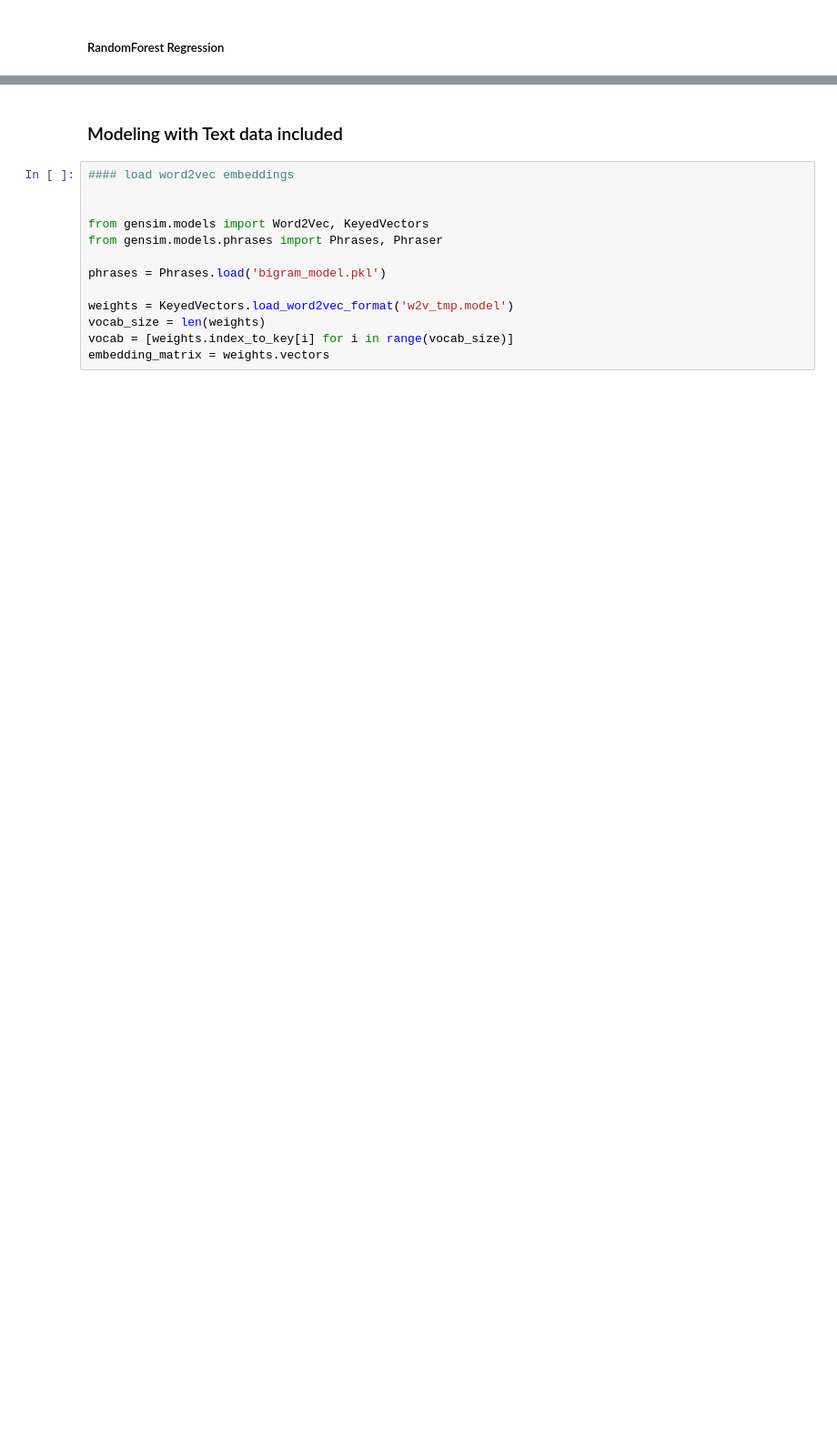
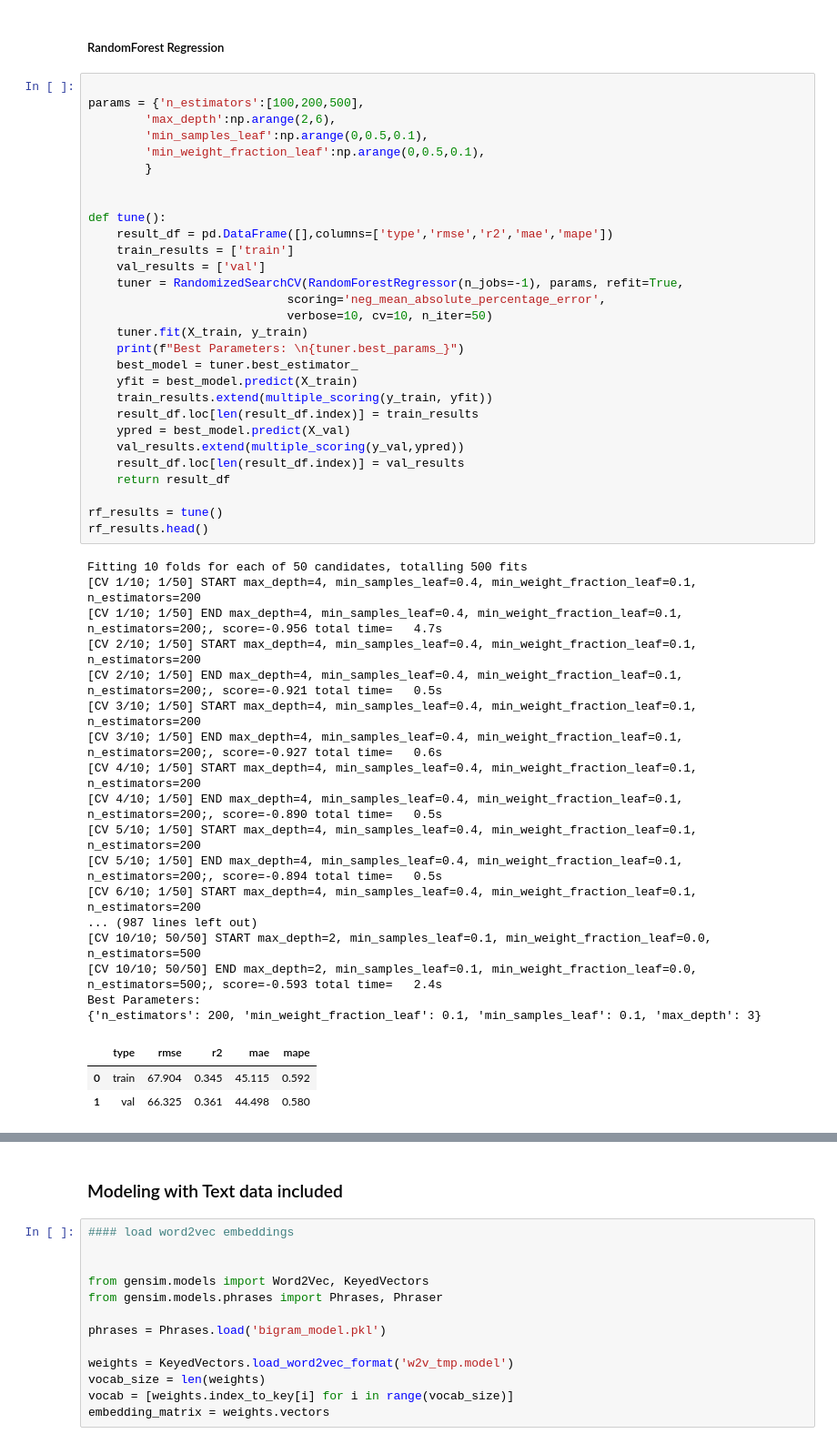
Before and after one commit to mathguy-r/adams-sose22, a Jupyter notebook: training.ipynb, the cells around one changed output, grey strips where cells are left out. Shown at 91% size. Drawn from its saved outputs; the diff is of its cells as text; blank space fills up the shorter version.

```diff
--- a/training.ipynb
+++ b/training.ipynb
@@ -143,3 +259,53 @@ MSE: mean 0.55 std 0.008
 # %% [markdown]
 ##### RandomForest Regression
+# %%
+
+params = {'n_estimators':[100,200,500],
+        'max_depth':np.arange(2,6),
+        'min_samples_leaf':np.arange(0,0.5,0.1),
+        'min_weight_fraction_leaf':np.arange(0,0.5,0.1),
+        }
+
+
+def tune():
+    result_df = pd.DataFrame([],columns=['type','rmse','r2','mae','mape'])
+    train_results = ['train']
+    val_results = ['val']
+    tuner = RandomizedSearchCV(RandomForestRegressor(n_jobs=-1), params, refit=True,
+                            scoring='neg_mean_absolute_percentage_error',
+                            verbose=10, cv=10, n_iter=50)
+    tuner.fit(X_train, y_train)
+    print(f"Best Parameters: \n{tuner.best_params_}")
+    best_model = tuner.best_estimator_
+    yfit = best_model.predict(X_train)
+    train_results.extend(multiple_scoring(y_train, yfit))
+    result_df.loc[len(result_df.index)] = train_results
+    ypred = best_model.predict(X_val)
+    val_results.extend(multiple_scoring(y_val,ypred))
+    result_df.loc[len(result_df.index)] = val_results
+    return result_df
+
+rf_results = tune()
+rf_results.head()
+# %% [output]
+Fitting 10 folds for each of 50 candidates, totalling 500 fits
+[CV 1/10; 1/50] START max_depth=4, min_samples_leaf=0.4, min_weight_fraction_leaf=0.1, n_estimators=200
+[CV 1/10; 1/50] END max_depth=4, min_samples_leaf=0.4, min_weight_fraction_leaf=0.1, n_estimators=200;, score=-0.956 total time=   4.7s
+[CV 2/10; 1/50] START max_depth=4, min_samples_leaf=0.4, min_weight_fraction_leaf=0.1, n_estimators=200
+[CV 2/10; 1/50] END max_depth=4, min_samples_leaf=0.4, min_weight_fraction_leaf=0.1, n_estimators=200;, score=-0.921 total time=   0.5s
+[CV 3/10; 1/50] START max_depth=4, min_samples_leaf=0.4, min_weight_fraction_leaf=0.1, n_estimators=200
+[CV 3/10; 1/50] END max_depth=4, min_samples_leaf=0.4, min_weight_fraction_leaf=0.1, n_estimators=200;, score=-0.927 total time=   0.6s
+[CV 4/10; 1/50] START max_depth=4, min_samples_leaf=0.4, min_weight_fraction_leaf=0.1, n_estimators=200
+[CV 4/10; 1/50] END max_depth=4, min_samples_leaf=0.4, min_weight_fraction_leaf=0.1, n_estimators=200;, score=-0.890 total time=   0.5s
+[CV 5/10; 1/50] START max_depth=4, min_samples_leaf=0.4, min_weight_fraction_leaf=0.1, n_estimators=200
+[CV 5/10; 1/50] END max_depth=4, min_samples_leaf=0.4, min_weight_fraction_leaf=0.1, n_estimators=200;, score=-0.894 total time=   0.5s
+[CV 6/10; 1/50] START max_depth=4, min_samples_leaf=0.4, min_weight_fraction_leaf=0.1, n_estimators=200
+... (987 lines left out)
+[CV 10/10; 50/50] START max_depth=2, min_samples_leaf=0.1, min_weight_fraction_leaf=0.0, n_estimators=500
+[CV 10/10; 50/50] END max_depth=2, min_samples_leaf=0.1, min_weight_fraction_leaf=0.0, n_estimators=500;, score=-0.593 total time=   2.4s
+Best Parameters:
+{'n_estimators': 200, 'min_weight_fraction_leaf': 0.1, 'min_samples_leaf': 0.1, 'max_depth': 3}
+|  | type | rmse | r2 | mae | mape |
+| 0 | train | 67.904 | 0.345 | 45.115 | 0.592 |
+| 1 | val | 66.325 | 0.361 | 44.498 | 0.580 |
 # %% [markdown]
```
Also changed, not shown: parts of 24 cells of this notebook, 1 other file.
